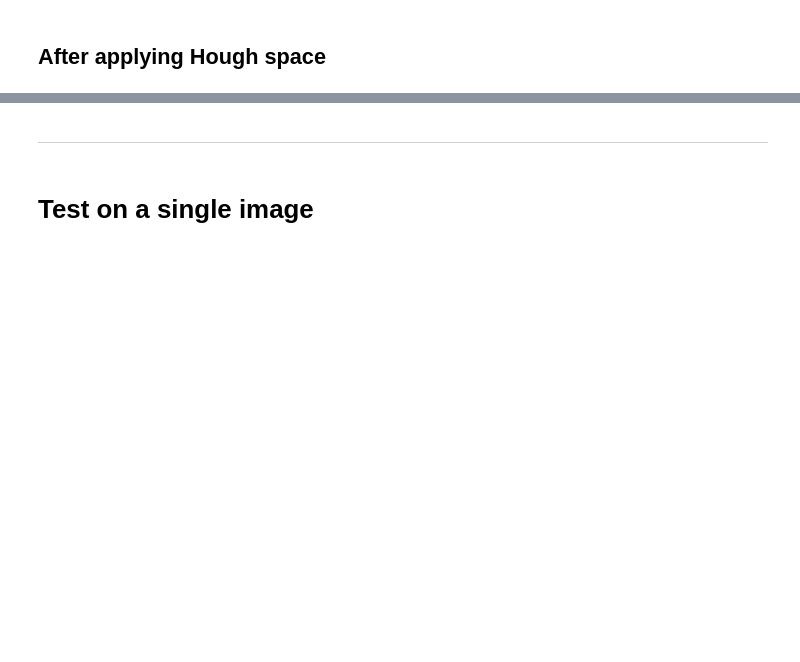
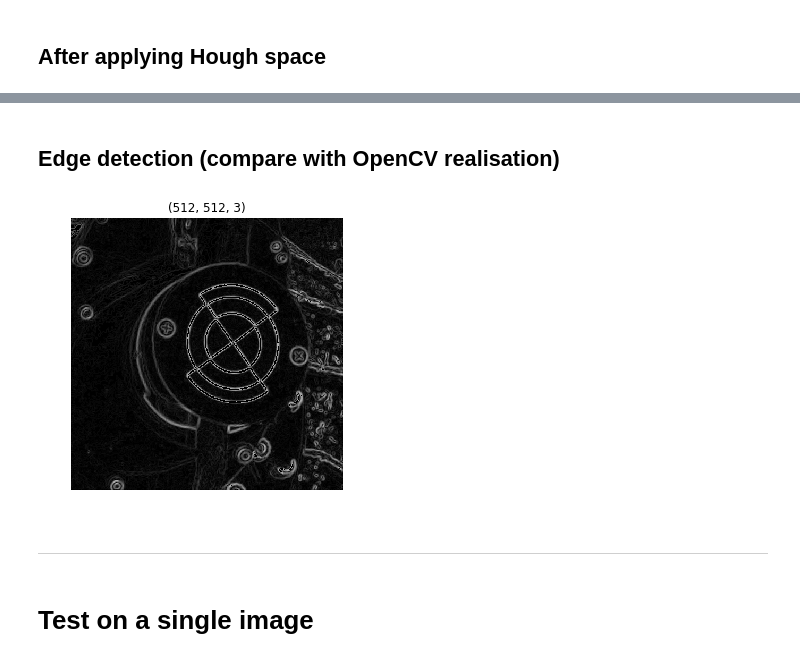
Before and after one commit to YevgenyW/CV-2019, a Jupyter notebook: hough_space/hough_space.ipynb, the cells around one changed output, grey strips where cells are left out. Saved outputs shown, nothing was run; the diff lists cells and outputs as text; code cells hidden in the pictures; blank space fills up the shorter version.

```diff
--- a/hough_space/hough_space.ipynb
+++ b/hough_space/hough_space.ipynb
@@ -122,0 +101,23 @@ imshow(cdst, 'gray')
+# %% [markdown]
+## Edge detection (compare with OpenCV realisation)
+# %%
+scale = 1
+delta = 0
+ddepth = cv2.CV_16S
+
+# src = np.array([[3, 9, 5, 9],
+#                  [1, 7, 4, 3],
+#                  [2, 1, 6, 5]])
+
+grad_x = cv2.Sobel(src, ddepth, 1, 0, ksize=3, scale=scale, delta=delta, borderType=cv2.BORDER_DEFAULT)
+grad_y = cv2.Sobel(src, ddepth, 0, 1, ksize=3, scale=scale, delta=delta, borderType=cv2.BORDER_DEFAULT)
+
+dst = np.sqrt(grad_x*grad_x + grad_y*grad_y).astype('uint8')
+
+# print(dst)
+
+cdst = cv2.cvtColor(dst, cv2.COLOR_GRAY2BGR)
+# imshow(dst, 'gray')
+imshow(cdst, 'gray')
+# %% [output]
+[figure, added]
```
Also changed, not shown: parts of 19 cells of this notebook.
